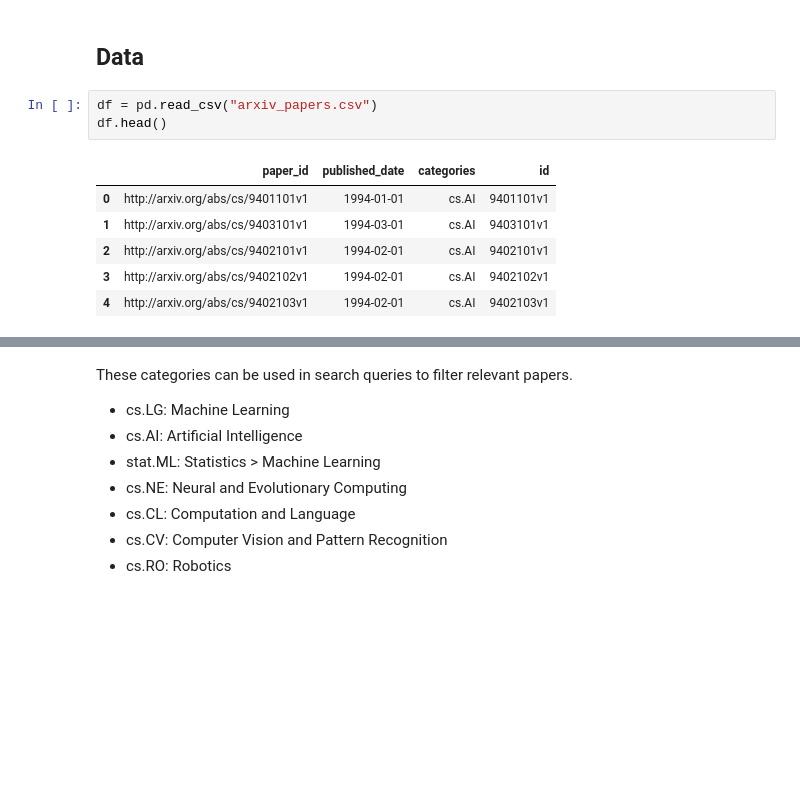
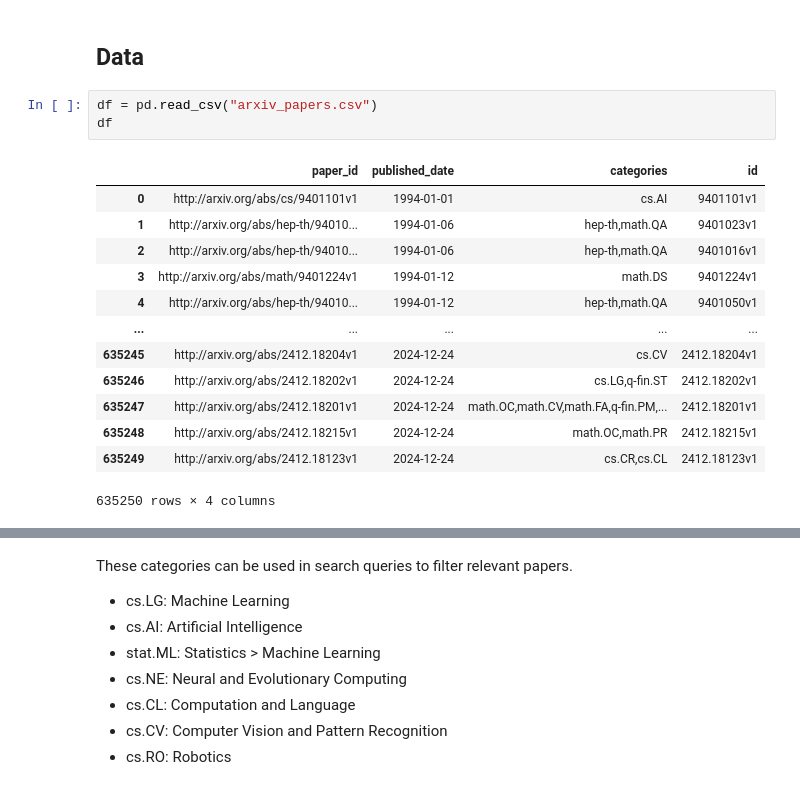
Before and after one commit to NiklasSeitherDHBW/WFAI-Lernziel1, a Jupyter notebook: ausarbeitung.ipynb, the cells around one changed output, grey strips where cells are left out. Drawn from its saved outputs; the diff is of its cells as text; blank space fills up the shorter version.

```diff
--- a/ausarbeitung.ipynb
+++ b/ausarbeitung.ipynb
@@ -64,11 +86,18 @@ def plot_with_spline(df, title, period):
 ## Data
 # %%
 df = pd.read_csv("arxiv_papers.csv")
-df.head()
+df
 # %% [output]
 |  | paper_id | published_date | categories | id |
 | 0 | http://arxiv.org/abs/cs/9401101v1 | 1994-01-01 | cs.AI | 9401101v1 |
-| 1 | http://arxiv.org/abs/cs/9403101v1 | 1994-03-01 | cs.AI | 9403101v1 |
-| 2 | http://arxiv.org/abs/cs/9402101v1 | 1994-02-01 | cs.AI | 9402101v1 |
-| 3 | http://arxiv.org/abs/cs/9402102v1 | 1994-02-01 | cs.AI | 9402102v1 |
-| 4 | http://arxiv.org/abs/cs/9402103v1 | 1994-02-01 | cs.AI | 9402103v1 |
+| 1 | http://arxiv.org/abs/hep-th/94010... | 1994-01-06 | hep-th,math.QA | 9401023v1 |
+| 2 | http://arxiv.org/abs/hep-th/94010... | 1994-01-06 | hep-th,math.QA | 9401016v1 |
+| 3 | http://arxiv.org/abs/math/9401224v1 | 1994-01-12 | math.DS | 9401224v1 |
+| 4 | http://arxiv.org/abs/hep-th/94010... | 1994-01-12 | hep-th,math.QA | 9401050v1 |
+| ... | ... | ... | ... | ... |
+| 635245 | http://arxiv.org/abs/2412.18204v1 | 2024-12-24 | cs.CV | 2412.18204v1 |
+| 635246 | http://arxiv.org/abs/2412.18202v1 | 2024-12-24 | cs.LG,q-fin.ST | 2412.18202v1 |
+| 635247 | http://arxiv.org/abs/2412.18201v1 | 2024-12-24 | math.OC,math.CV,math.FA,q-fin.PM,... | 2412.18201v1 |
+| 635248 | http://arxiv.org/abs/2412.18215v1 | 2024-12-24 | math.OC,math.PR | 2412.18215v1 |
+| 635249 | http://arxiv.org/abs/2412.18123v1 | 2024-12-24 | cs.CR,cs.CL | 2412.18123v1 |
+635250 rows × 4 columns
```
Also changed, not shown: parts of 15 cells of this notebook.
